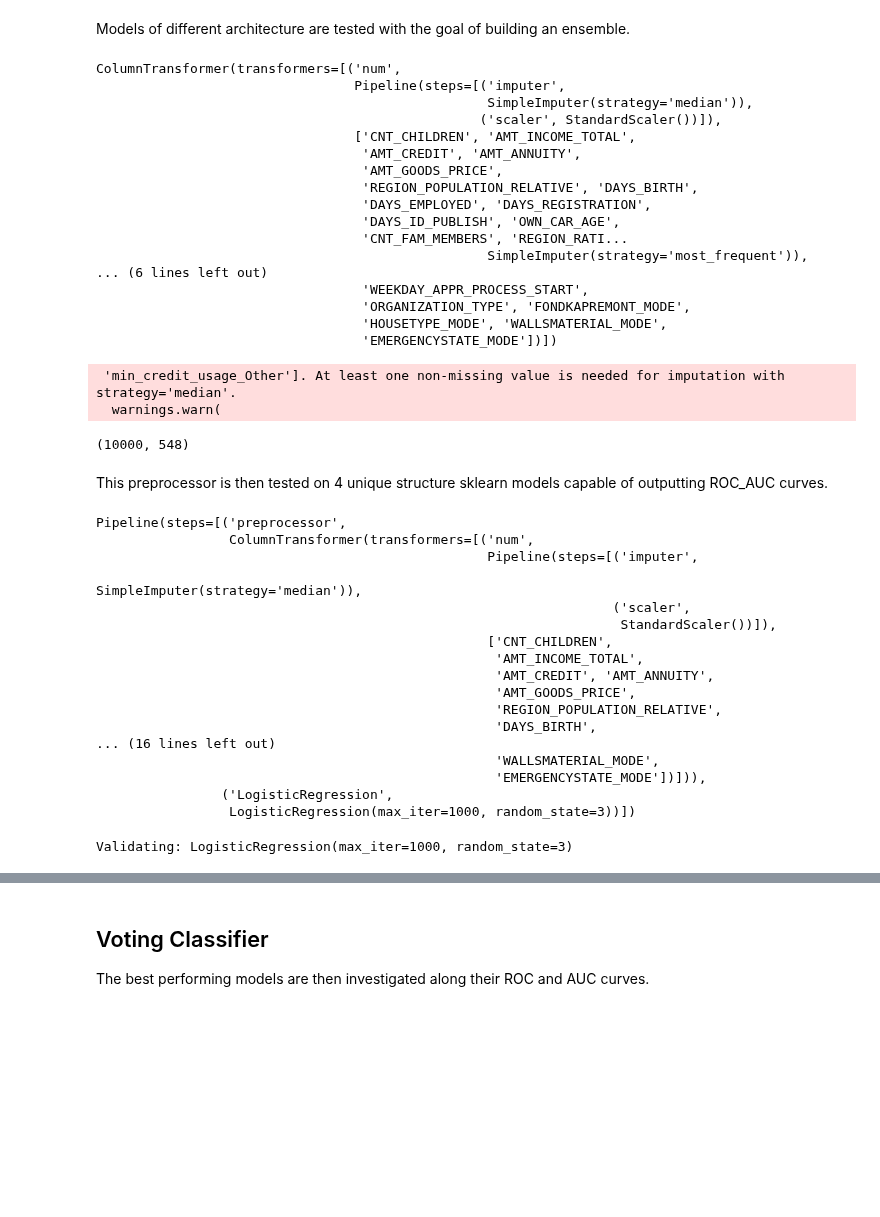
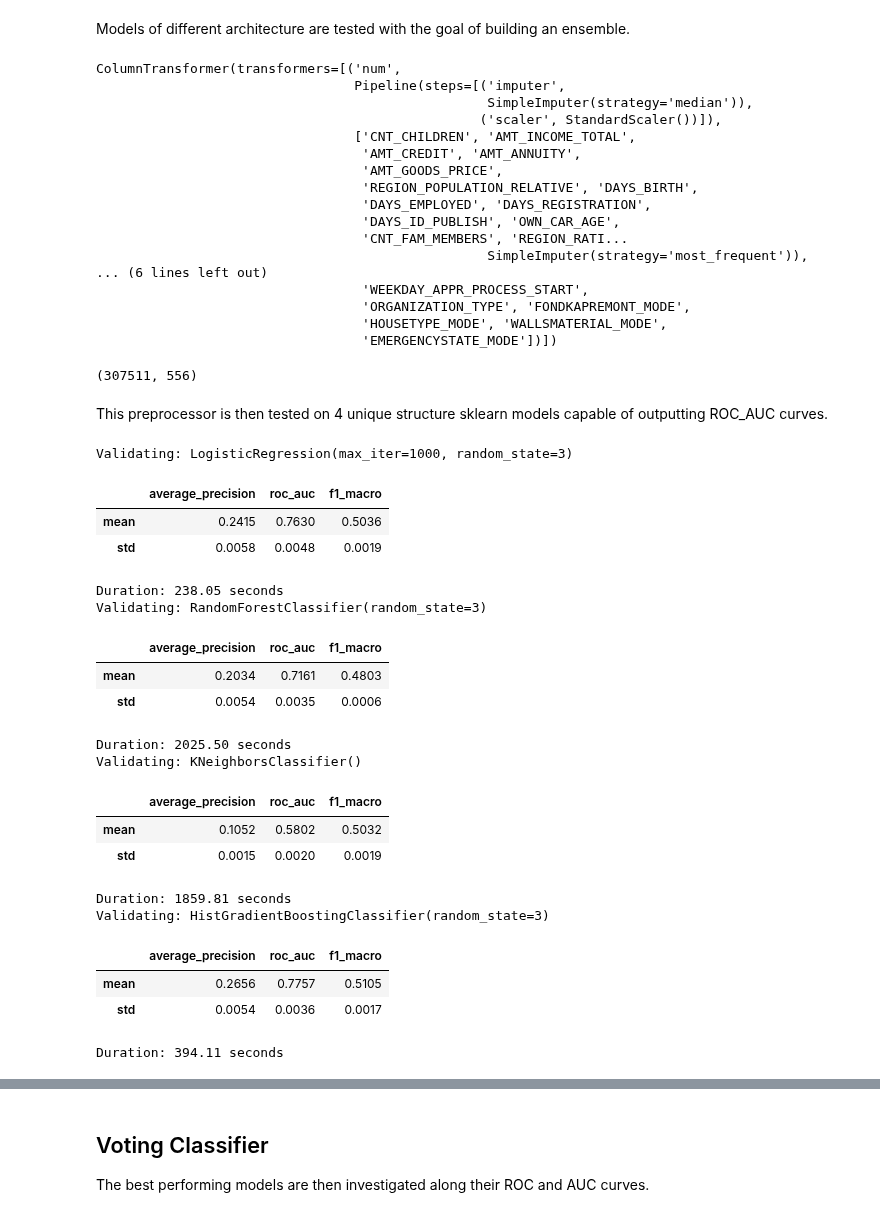
Before and after one commit to Sauciu1/defaulting-risk, a Jupyter notebook: notebooks/nb8_model_tuning.ipynb, the cells around one changed output, grey strips where cells are left out. Cells and saved outputs as stored; diff of their text form; code cells hidden in the pictures; blank space fills up the shorter version.

```diff
--- a/notebooks/nb8_model_tuning.ipynb
+++ b/notebooks/nb8_model_tuning.ipynb
@@ -54,6 +63,6 @@ memory usage: 1.1+ GB
 # %%
-importlib.reload(sklearn_helper)
-def val_model(model, X_train = X_train) -> pd.DataFrame:
+def val_model(model, X_train = X_train, y_train = y_train) -> pd.DataFrame:
+    """5CV model"""
     return sklearn_helper.stratified_cv_model(
         model,
         X_train,
@@ -171,7 +180,7 @@ preprocessor = ColumnTransformer(
     remainder="drop",
 )
 display(preprocessor)
-X_imputed = preprocessor.fit_transform(X_train[0:10000])
+X_imputed = preprocessor.fit_transform(X_train)
 X_imputed.shape
 # %% [output]
 ColumnTransformer(transformers=[('num',
@@ -191,9 +200,7 @@ ColumnTransformer(transformers=[('num',
                                   'ORGANIZATION_TYPE', 'FONDKAPREMONT_MODE',
                                   'HOUSETYPE_MODE', 'WALLSMATERIAL_MODE',
                                   'EMERGENCYSTATE_MODE'])])
- 'min_credit_usage_Other']. At least one non-missing value is needed for imputation with strategy='median'.
-  warnings.warn(
+(307511, 556)
-(10000, 548)
 # %% [markdown]
 This preprocessor is then tested on 4 unique structure sklearn models capable of outputting ROC_AUC curves.
 # %%
@@ -204,37 +211,40 @@ sk_models = [
     HistGradientBoostingClassifier(random_state=3),
 ]
 
-sk_pipes = [
-
-    Pipeline([("preprocessor", preprocessor), (type(model).__name__, model)])
-    for model in sk_models]
-
-
-display(sk_pipes[0])
+def create_pipes(model, preprocessor):
+    pipe = Pipeline([("preprocessor", preprocessor), (type(model).__name__, model)])
+    return pipe
-# %% [output]
-Pipeline(steps=[('preprocessor',
-                 ColumnTransformer(transformers=[('num',
-                                                  Pipeline(steps=[('imputer',
-                                                                   SimpleImputer(strategy='median')),
-                                                                  ('scaler',
-                                                                   StandardScaler())]),
-                                                  ['CNT_CHILDREN',
-                                                   'AMT_INCOME_TOTAL',
-                                                   'AMT_CREDIT', 'AMT_ANNUITY',
-                                                   'AMT_GOODS_PRICE',
-                                                   'REGION_POPULATION_RELATIVE',
-                                                   'DAYS_BIRTH',
-... (16 lines left out)
-                                                   'WALLSMATERIAL_MODE',
-                                                   'EMERGENCYSTATE_MODE'])])),
-                ('LogisticRegression',
-                 LogisticRegression(max_iter=1000, random_state=3))])
 # %%
-for model in sk_pipes:
-    print(f"Validating: {model[-1]}")
-    try:
-        display(val_model(model, X_train))
-    except Exception as e:
-        print(f"Error validating {type(model)}: {e}")
+for model in sk_models:
+    start_time = time.time()
+
+    pipe = create_pipes(model, preprocessor)
+
+    print(f"Validating: {model}")
+    display(val_model(pipe, X_train))
+    end_time = time.time()
+
+
+    execution_time = end_time - start_time
+    print(f"\nDuration: {execution_time:.2f} seconds")
 # %% [output]
 Validating: LogisticRegression(max_iter=1000, random_state=3)
+|  | average_precision | roc_auc | f1_macro |
+| mean | 0.2415 | 0.7630 | 0.5036 |
+| std | 0.0058 | 0.0048 | 0.0019 |
+Duration: 238.05 seconds
+Validating: RandomForestClassifier(random_state=3)
+|  | average_precision | roc_auc | f1_macro |
+| mean | 0.2034 | 0.7161 | 0.4803 |
+| std | 0.0054 | 0.0035 | 0.0006 |
+Duration: 2025.50 seconds
+Validating: KNeighborsClassifier()
+|  | average_precision | roc_auc | f1_macro |
+| mean | 0.1052 | 0.5802 | 0.5032 |
+| std | 0.0015 | 0.0020 | 0.0019 |
+Duration: 1859.81 seconds
+Validating: HistGradientBoostingClassifier(random_state=3)
+|  | average_precision | roc_auc | f1_macro |
+| mean | 0.2656 | 0.7757 | 0.5105 |
+| std | 0.0054 | 0.0036 | 0.0017 |
+Duration: 394.11 seconds
```
Also changed, not shown: parts of 9 cells of this notebook, 8 other files.
